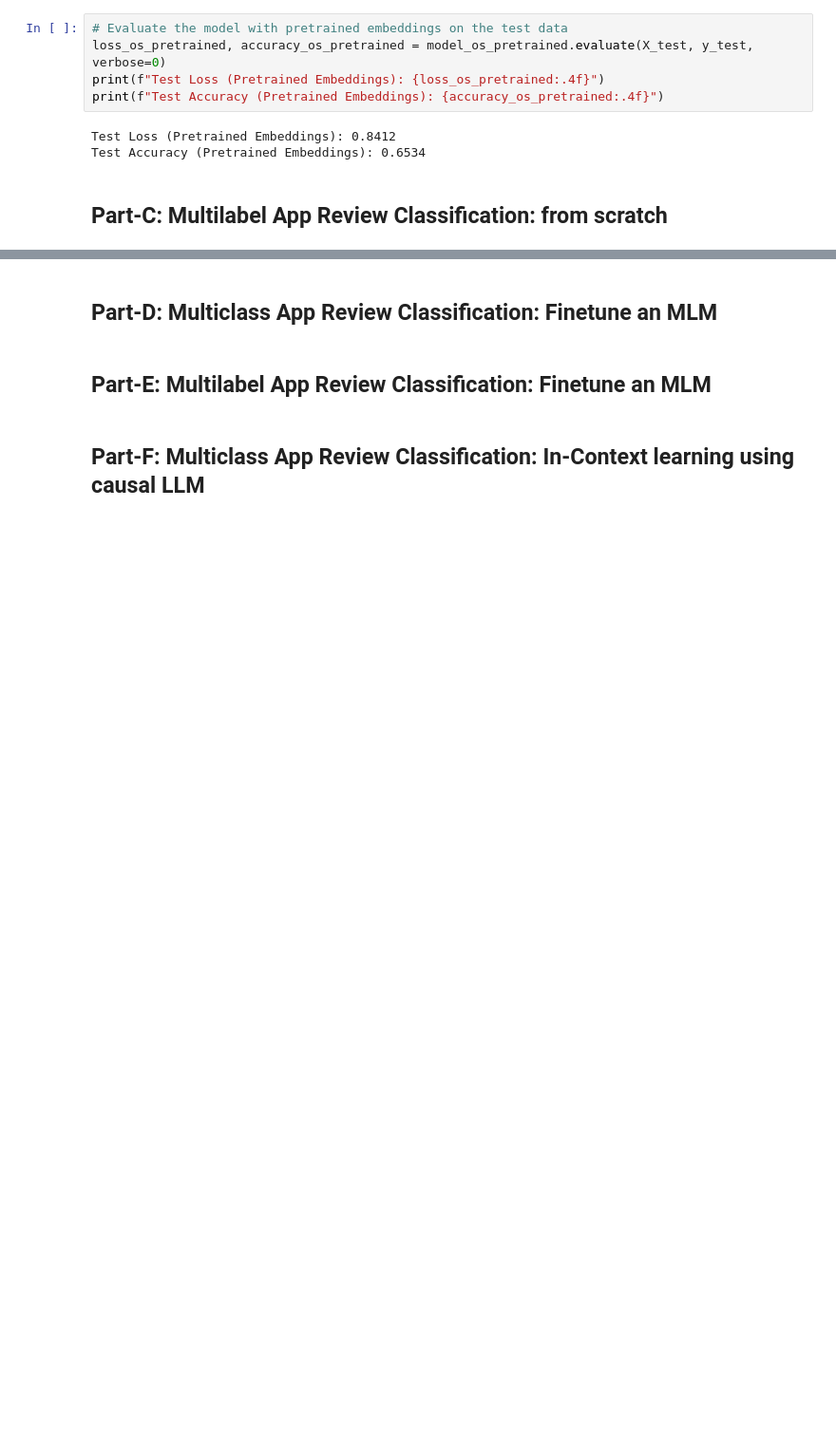
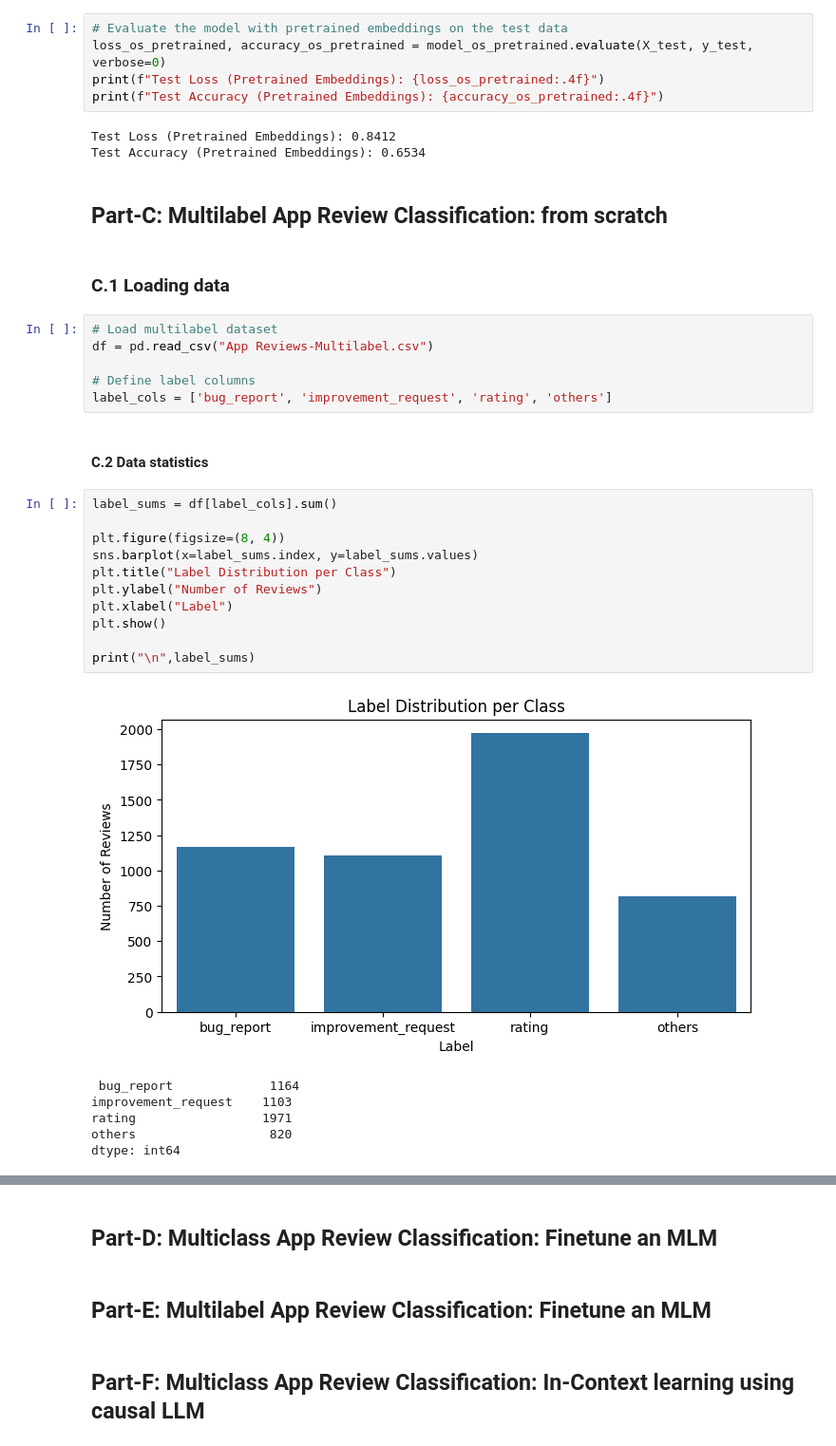
Before and after one commit to Hayder-Aleissa/NLP-Project, a Jupyter notebook: NLP_project.ipynb, the cells around one changed output, grey strips where cells are left out. Shown at 95% size. Cells and saved outputs as stored; diff of their text form; blank space fills up the shorter version.

Commit message:
addition of processed dataset files & initial completion of part C

```diff
--- a/NLP_project.ipynb
+++ b/NLP_project.ipynb
@@ -587,3 +589,31 @@ Test Loss (Pretrained Embeddings): 0.8412
 Test Accuracy (Pretrained Embeddings): 0.6534
 # %% [markdown]
 ## Part-C: Multilabel App Review Classification: from scratch
+# %% [markdown]
+### C.1 Loading data
+# %%
+# Load multilabel dataset
+df = pd.read_csv("App Reviews-Multilabel.csv")
+
+# Define label columns
+label_cols = ['bug_report', 'improvement_request', 'rating', 'others']
+# %% [markdown]
+#### C.2 Data statistics
+# %%
+label_sums = df[label_cols].sum()
+
+plt.figure(figsize=(8, 4))
+sns.barplot(x=label_sums.index, y=label_sums.values)
+plt.title("Label Distribution per Class")
+plt.ylabel("Number of Reviews")
+plt.xlabel("Label")
+plt.show()
+
+print("\n",label_sums)
+# %% [output]
+[figure, added]
+ bug_report             1164
+improvement_request    1103
+rating                 1971
+others                  820
+dtype: int64
```
Also changed, not shown: parts of 20 cells of this notebook, 2 other files.
